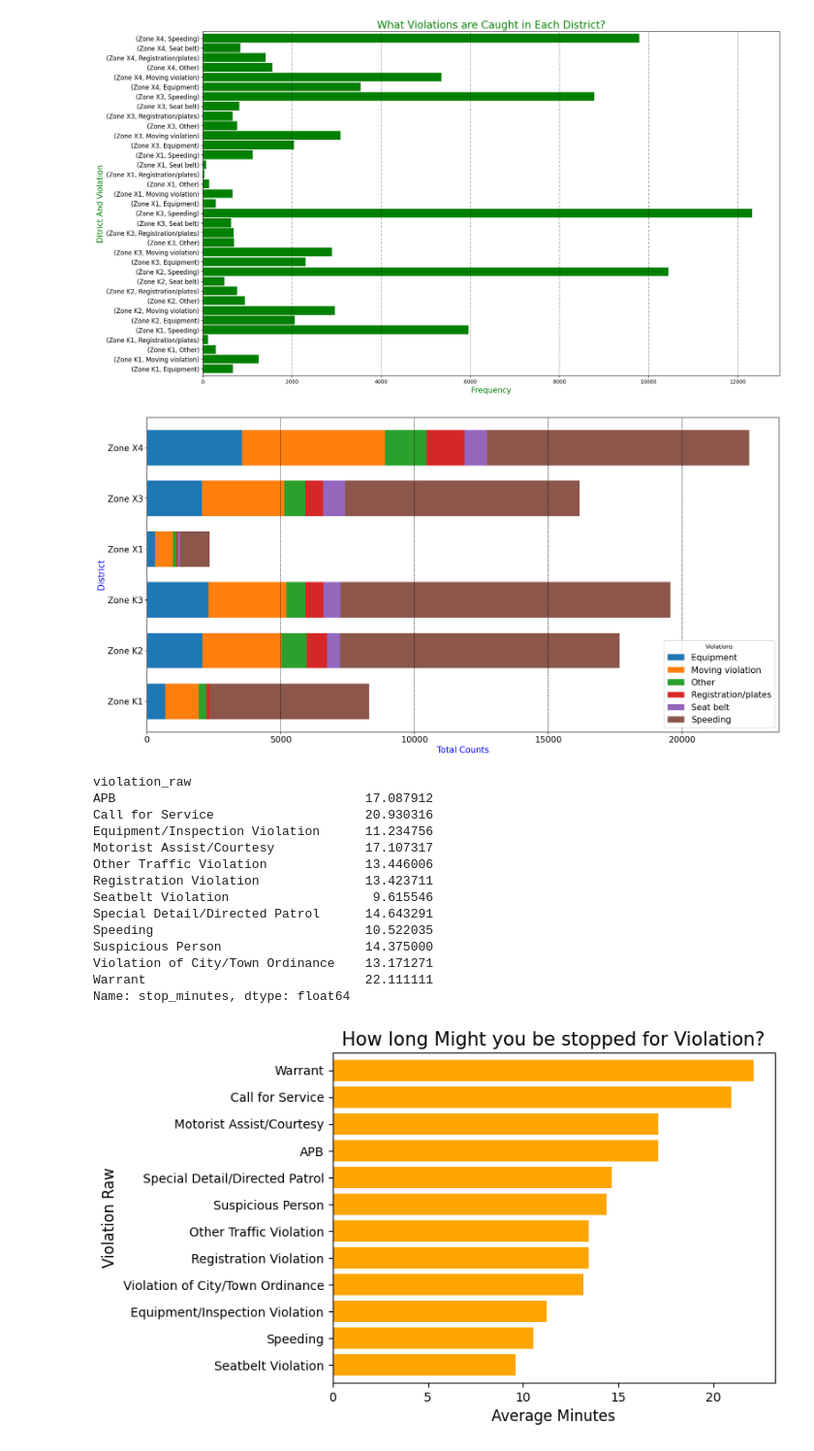
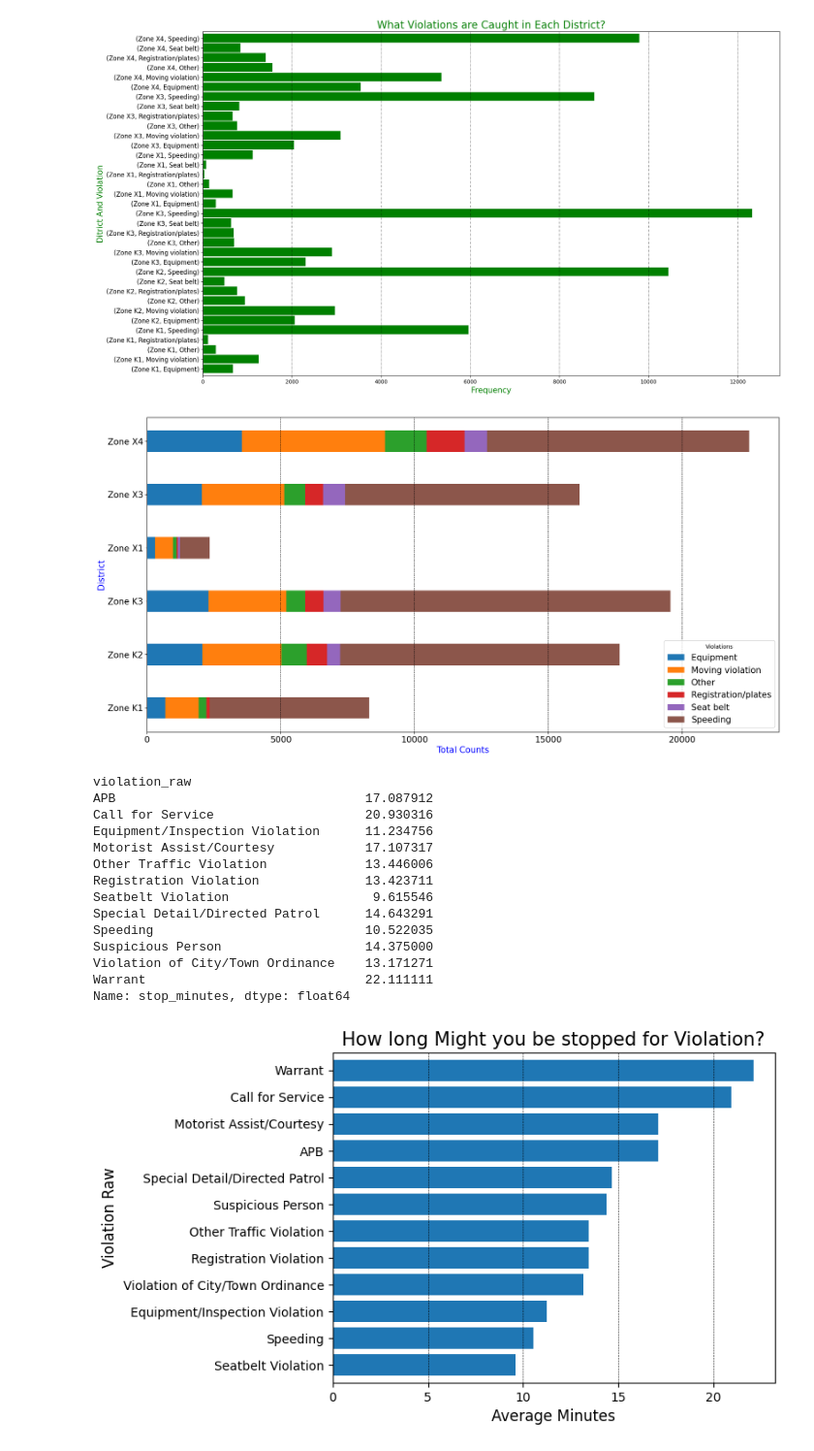
Before and after one commit to Hasnain-Sidd/Data-Science, a Jupyter notebook: Stanford_Open_Policing.ipynb, the cells around one changed output. Shown at 97% size. Drawn from its saved outputs; the diff is of its cells as text; code cells hidden in the pictures.

```diff
--- a/Stanford_Open_Policing.ipynb
+++ b/Stanford_Open_Policing.ipynb
@@ -327,7 +327,7 @@ plt.show()
 # %%
 # Place District at the x-axis and display violations through bars
 Croos=pd.crosstab(df['district'],df['violation'])
-Croos.plot(kind='barh',width=0.7,figsize=(20,10),stacked=True)#color={'green','maroon','grey','purple','orange','blue'})
+Croos.plot(kind='barh',width=0.4,figsize=(20,10),stacked=True)#color={'green','maroon','grey','purple','orange','blue'})
 plt.xticks(fontsize=15)
 plt.yticks(fontsize=15)
 plt.ylabel("District",fontsize=15,color='blue')
@@ -336,31 +336,33 @@ plt.legend(loc='best',title="Violations",fontsize=15)
 plt.grid(linewidth=0.7,linestyle='dashed',color='black',axis='x')
 plt.show()
 # %% [output]
-[figure, old version]
+[figure, new version]
 # %%
 # Mappingthe minutes according to our desire then after visualizing violation raw against time
 mapping={"0-15 Min":8,"16-30 Min":23,"30+ Min":40}
 df['stop_minutes']=df['stop_duration'].map(mapping)
 print(df.groupby('violation_raw').stop_minutes.mean())
 stop_minutes=df.groupby('violation_raw').stop_minutes.mean()
-stop_minutes.sort_values().plot(kind='barh',width=0.8,color='orange')
+stop_minutes.sort_values().plot(kind='barh',width=0.8)
+plt.xticks(color='black')
 plt.ylabel("Violation Raw",fontsize=12)
 plt.xlabel("Average Minutes",fontsize=12)
 plt.title("How long Might you be stopped for Violation?",fontsize=15)
+plt.grid(axis='x',color='black',linestyle='dashed',linewidth=0.4)
 plt.show()
 # %% [output]
 violation_raw
 APB                                 17.087912
 Call for Service                    20.930316
 Equipment/Inspection Violation      11.234756
 Motorist Assist/Courtesy            17.107317
 Other Traffic Violation             13.446006
 Registration Violation              13.423711
 Seatbelt Violation                   9.615546
 Special Detail/Directed Patrol      14.643291
 Speeding                            10.522035
 Suspicious Person                   14.375000
 Violation of City/Town Ordinance    13.171271
 Warrant                             22.111111
 Name: stop_minutes, dtype: float64
-[figure, old version]
+[figure, new version]
```
Also changed, not shown: parts of 1 cell of this notebook.
